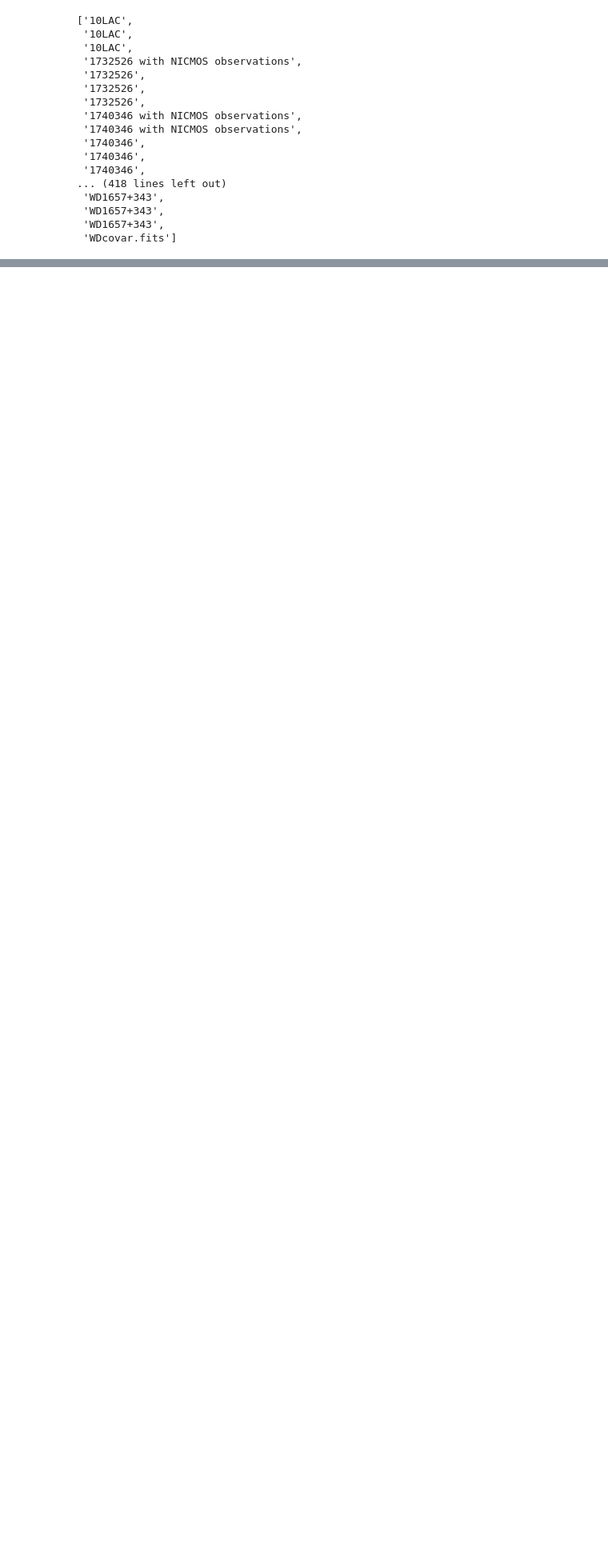
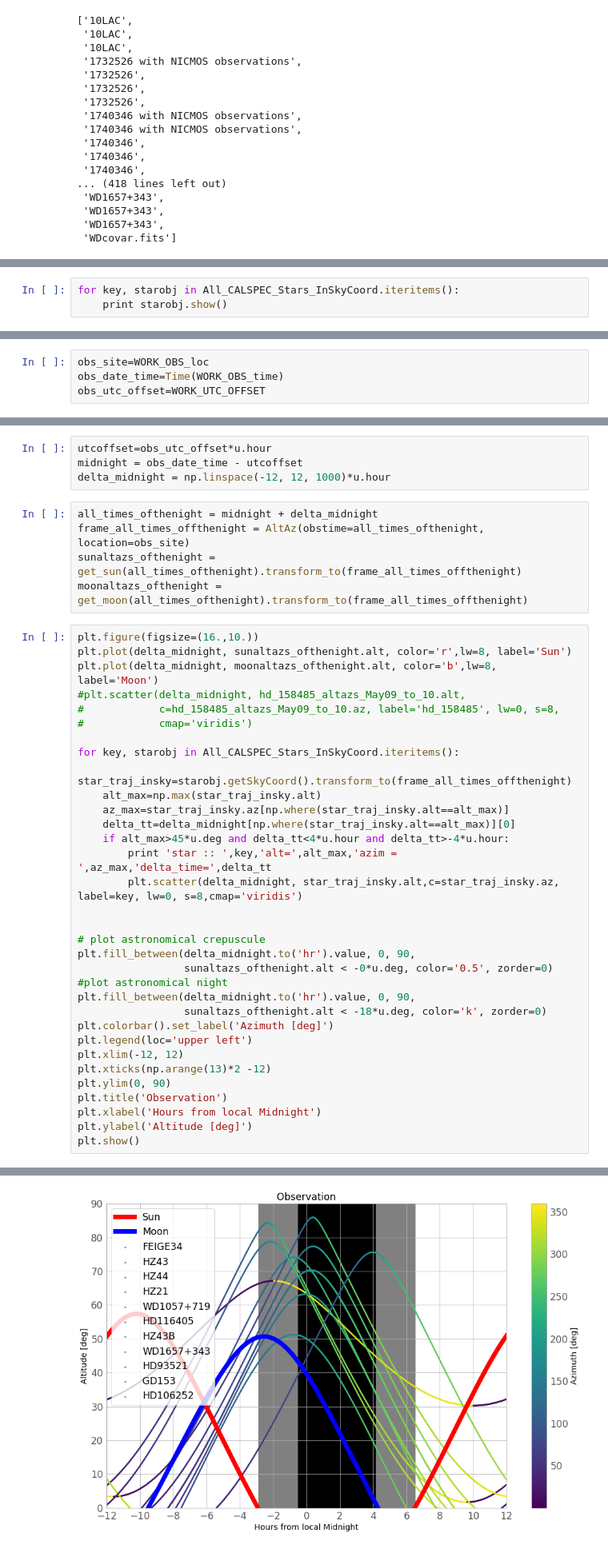
Before and after one commit to sylvielsstfr/AtmCalibAna, a Jupyter notebook: tools/pysynphot_tools/CALSPEC_sources/CalSpecQuery.ipynb, the cells around one changed output, grey strips where cells are left out. Shown: that part at 80% size. Drawn from its saved outputs; the diff is of its cells as text; blank space fills up the shorter version.

Commit message:
CalSpecQuery.ipynb plot star trajectory in sky

```diff
--- a/tools/pysynphot_tools/CALSPEC_sources/CalSpecQuery.ipynb
+++ b/tools/pysynphot_tools/CALSPEC_sources/CalSpecQuery.ipynb
@@ -190,0 +534,3 @@ print All_CALSPEC_Stars.keys()
+# %%
+for key, starobj in All_CALSPEC_Stars_InSkyCoord.iteritems():
+    print starobj.show()
@@ -190,0 +564,4 @@ print All_CALSPEC_Stars.keys()
+# %%
+obs_site=WORK_OBS_loc
+obs_date_time=Time(WORK_OBS_time)
+obs_utc_offset=WORK_UTC_OFFSET
@@ -190,0 +582,43 @@ print All_CALSPEC_Stars.keys()
+# %%
+utcoffset=obs_utc_offset*u.hour
+midnight = obs_date_time - utcoffset
+delta_midnight = np.linspace(-12, 12, 1000)*u.hour
+# %%
+all_times_ofthenight = midnight + delta_midnight
+frame_all_times_offthenight = AltAz(obstime=all_times_ofthenight, location=obs_site)
+sunaltazs_ofthenight = get_sun(all_times_ofthenight).transform_to(frame_all_times_offthenight)
+moonaltazs_ofthenight = get_moon(all_times_ofthenight).transform_to(frame_all_times_offthenight)
+# %%
+plt.figure(figsize=(16.,10.))
+plt.plot(delta_midnight, sunaltazs_ofthenight.alt, color='r',lw=8, label='Sun')
+plt.plot(delta_midnight, moonaltazs_ofthenight.alt, color='b',lw=8, label='Moon')
+#plt.scatter(delta_midnight, hd_158485_altazs_May09_to_10.alt,
+#            c=hd_158485_altazs_May09_to_10.az, label='hd_158485', lw=0, s=8,
+#            cmap='viridis')
+
+for key, starobj in All_CALSPEC_Stars_InSkyCoord.iteritems():
+    star_traj_insky=starobj.getSkyCoord().transform_to(frame_all_times_offthenight)
+    alt_max=np.max(star_traj_insky.alt)
+    az_max=star_traj_insky.az[np.where(star_traj_insky.alt==alt_max)]
+    delta_tt=delta_midnight[np.where(star_traj_insky.alt==alt_max)][0]
+    if alt_max>45*u.deg and delta_tt<4*u.hour and delta_tt>-4*u.hour:
+        print 'star :: ',key,'alt=',alt_max,'azim = ',az_max,'delta_time=',delta_tt
+        plt.scatter(delta_midnight, star_traj_insky.alt,c=star_traj_insky.az, label=key, lw=0, s=8,cmap='viridis')
+
+
+# plot astronomical crepuscule
+plt.fill_between(delta_midnight.to('hr').value, 0, 90,
+                 sunaltazs_ofthenight.alt < -0*u.deg, color='0.5', zorder=0)
+#plot astronomical night
+plt.fill_between(delta_midnight.to('hr').value, 0, 90,
+                 sunaltazs_ofthenight.alt < -18*u.deg, color='k', zorder=0)
+plt.colorbar().set_label('Azimuth [deg]')
+plt.legend(loc='upper left')
+plt.xlim(-12, 12)
+plt.xticks(np.arange(13)*2 -12)
+plt.ylim(0, 90)
+plt.title('Observation')
+plt.xlabel('Hours from local Midnight')
+plt.ylabel('Altitude [deg]')
+plt.show()
+# %% [output]
@@ -190,0 +636 @@ print All_CALSPEC_Stars.keys()
+[figure, added]
```
Also changed, not shown: parts of 66 cells of this notebook.
